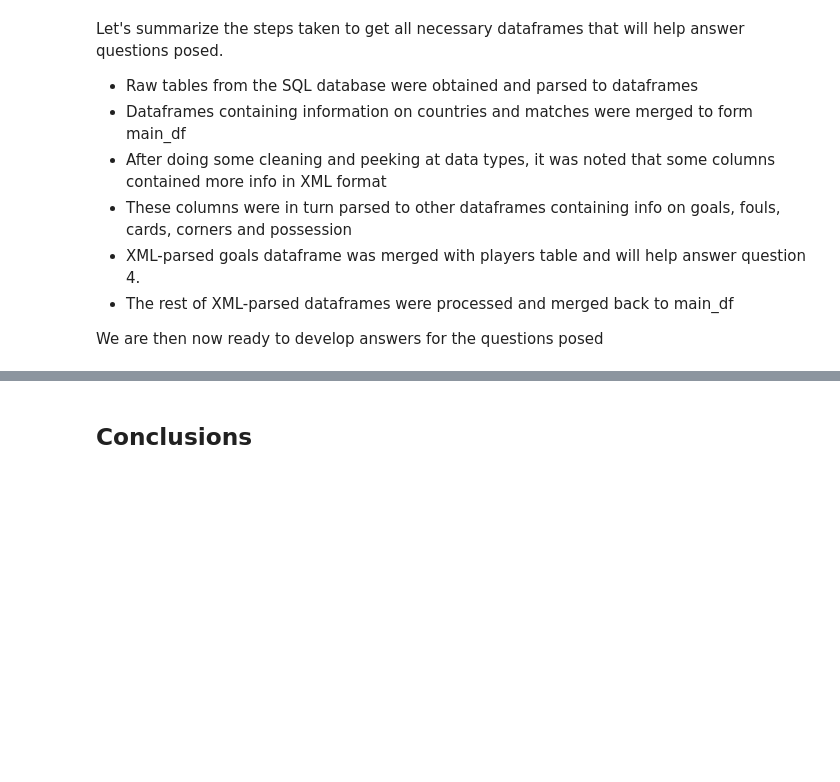
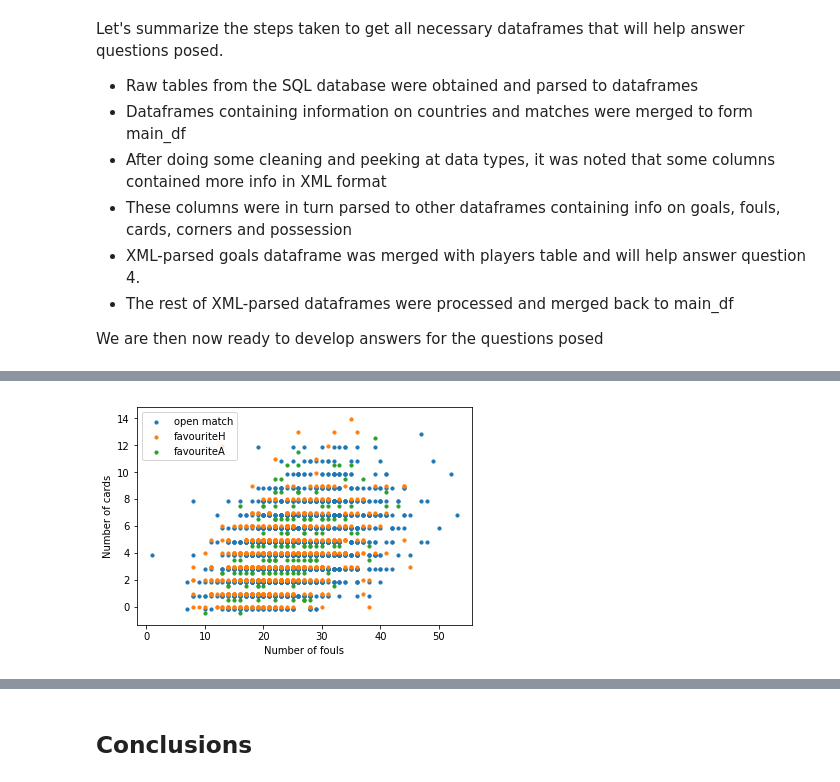
Before and after one commit to aleromar/DescriptiveFootieOdds, a Jupyter notebook: reportARM.ipynb, the cells around one changed output, grey strips where cells are left out. Drawn from its saved outputs; the diff is of its cells as text; code cells hidden in the pictures; blank space fills up the shorter version.

```diff
--- a/reportARM.ipynb
+++ b/reportARM.ipynb
@@ -363,0 +437,9 @@ We are then now ready to develop answers for the questions posed
+# %%
+plt.scatter(openmatch['numFouls'],openmatch['y']+openmatch['y2']+openmatch['r']+random.normalvariate(0,0.2), label='open match', s=10);
+plt.scatter(favH['numFouls'],favH['y']+favH['y2']+favH['r']+random.normalvariate(0,0.2), label='favouriteH',s=10);
+plt.scatter(favA['numFouls'],favA['y']+favA['y2']+favA['r']+random.normalvariate(0,0.2), label='favouriteA',s=10);
+plt.legend();
+plt.xlabel('Number of fouls');
+plt.ylabel('Number of cards');
+# %% [output]
+[figure, added]
```
Also changed, not shown: parts of 21 cells of this notebook.
